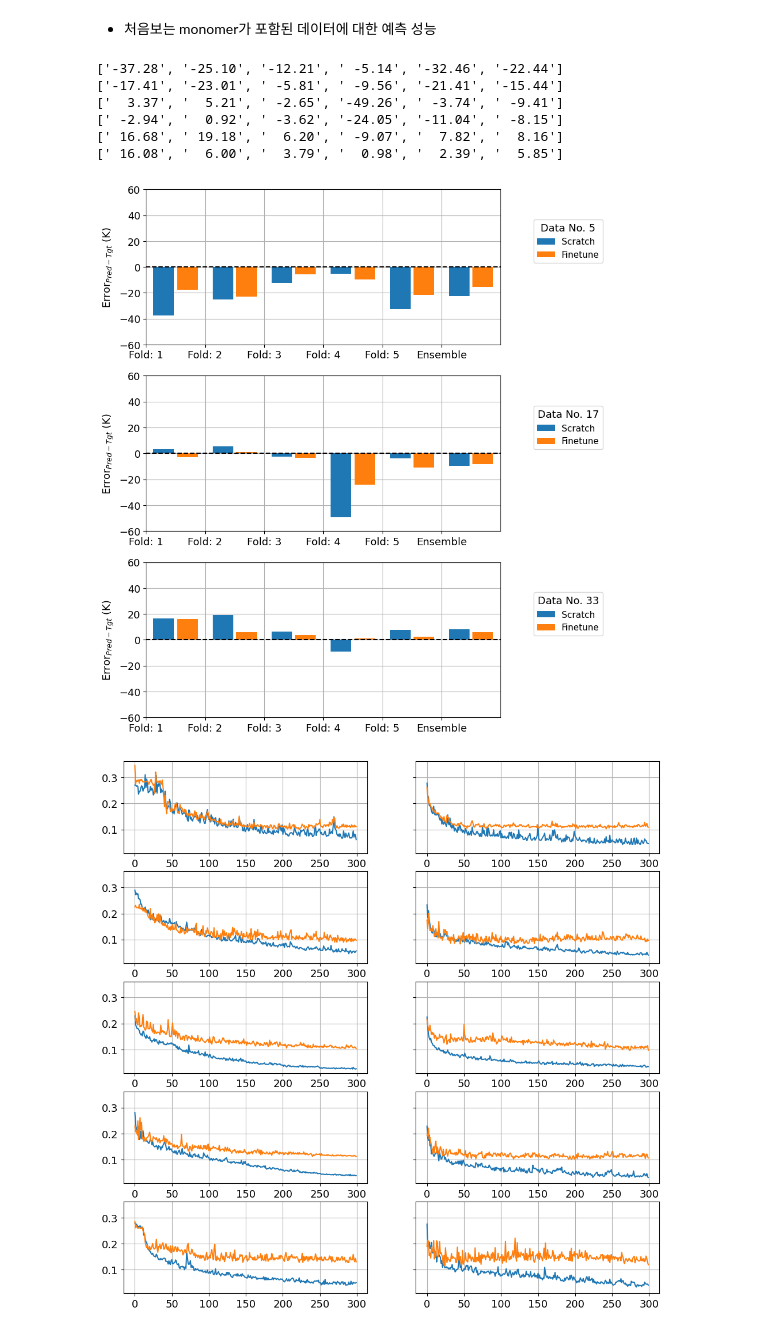
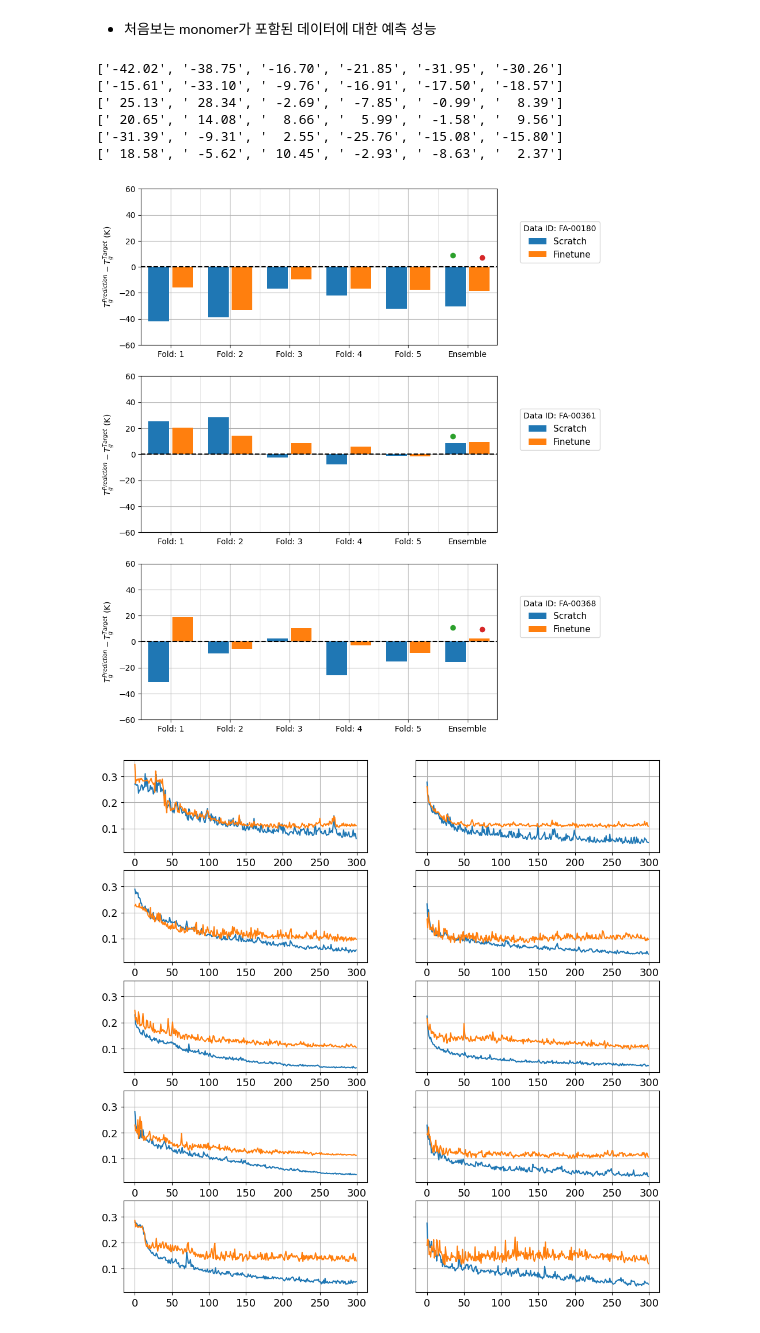
Before and after one commit to git-jhyang/KRICT_polymer, a Jupyter notebook: notebooks/output_finetune.ipynb, the cells around one changed output. Cells and saved outputs as stored; diff of their text form; code cells hidden in the pictures.

```diff
--- a/notebooks/output_finetune.ipynb
+++ b/notebooks/output_finetune.ipynb
@@ -622,8 +622,8 @@ from rdkit import Chem
 from rdkit.Chem import AllChem
 from rdkit.DataStructs import TanimotoSimilarity, DiceSimilarity
 
-df1 = pd.read_csv('/home/jhyang/WORKSPACES/DATA/molecule/fpolymer/fpolymers_230823.tg.train.csv')
-df2 = pd.read_csv('/home/jhyang/WORKSPACES/DATA/molecule/fpolymer/fpolymers_230823.tg.test.csv')
+df1 = pd.read_csv('../data/fpolymers.tg.train.csv')
+df2 = pd.read_csv('../data/fpolymers.tg.test.csv')
 
 col_s = [f'SMILES_{x}' for x in 'ABCDE']
 col_w = [f'FR_{x}' for x in 'ABCDE']
@@ -644,7 +644,7 @@ ws2 /= ws2.sum(1).reshape(-1,1)
 
 ss = np.vstack([ss1, ss2])
 ws = np.vstack([ws1, ws2])
-uss = [s for s in np.sort(np.unique(ss.reshape(-1))) if s != '']
+uss = [s for s in sorted(np.unique(ss.reshape(-1)))[1:]]
 usfs = [s for s in uss if 'F' in s]
 uscs = [s for s in uss if 'F' not in s]
 
@@ -660,3 +660,12 @@ qw2s1 = np.array([' '.join([f'{mapper[s]} {w:.2f}' for s, w in zip(_ss, _ws) if
 qs2 = np.array([' '.join([mapper[s] for s in _ss if s != '']) for _ss in ss2])
 qw3s2 = np.array([' '.join([f'{mapper[s]} {w:.3f}' for s, w in zip(_ss, _ws) if s != '']) for _ss, _ws in zip(ss2, ws2)])
 qw2s2 = np.array([' '.join([f'{mapper[s]} {w:.2f}' for s, w in zip(_ss, _ws) if s != '']) for _ss, _ws in zip(ss2, ws2)])
+
+model_preds = {}
+for tune in ['scratch','finetune']:
+    model_preds[tune] = {'train':[], 'valid':[], 'test':[]}
+    for i in range(5):
+        path = f'../outputs/{tune}/all_ens/fold_0{i}'
+        with open(os.path.join(path, 'test.pkl'), 'rb') as f:
+            ids, tgts, preds = pickle.load(f)
+        model_preds[tune]['test'].append(preds.reshape(-1))
@@ -713,6 +734,6 @@ No. 34 /   83.80
 # %%
 cv = CrossValidation(5, n_data=df1.shape[0], seed=100, return_index=True)
-for i, (s_, t) in enumerate(zip(ss2, tgts_bf[0]['test'])):
+for i, (s_, t) in enumerate(zip(ss2, df2.TG.values)):
 #    if i not in [5, 30, 34]: continue
     print(f'No.{i:3d} /','/'.join([f'    F_{j} ' for j in range(5)]),f'/ {t:6.2f}')
     for j, s in enumerate(s_):
@@ -720,8 +741,8 @@ for i, (s_, t) in enumerate(zip(ss2, tgts_bf[0]['test'])):
             print(f'Mon.{j}  /','/'.join(['    --- ']*5))
         else:
             print(f'Mon.{j}  /','/'.join([f'    {(ss1[cv[k][0]] == s).sum():3d} ' for k in range(5)]))
-    for mdn, model in zip(['SC','FT'],['scratch','finetune']):
-        p_ = [pred_best[model]['test'][j][i] for j in range(5)]
+    for mdn, tune in zip(['SC','FT'],['scratch','finetune']):
+        p_ = [model_preds[tune]['test'][j][i] for j in range(5)]
         p_.extend([np.mean(p_), np.mean(p_) - t])
         print(f'  {mdn}   /','/'.join([f' {p:6.2f} ' for p in p_]))
     print()
@@ -755,36 +776,40 @@ fig = Draw.MolsToGridImage([Chem.MolFromSmiles(s) for s in smiles], molsPerRow=1
 # %% [markdown]
 - 처음보는 monomer가 포함된 데이터에 대한 예측 성능
 # %%
-f, axs = plt.subplots(3,1,figsize=(8, 12))
-for i, ax in zip([5,17,33], axs):
-    t = tgts_bf[0]['test'][i]
-    p1 = np.array(pred_best['scratch']['test'])[:, i]
-    p2 = np.array(pred_best['finetune']['test'])[:, i]
+ids = [4, 32, 34]
+f, axs = plt.subplots(len(ids), 1,figsize=(8, 4*len(ids)))
+for i, ax in zip(ids, axs):
+    t = df2.TG[i]
+    p1 = np.array(model_preds['scratch']['test'])[:, i]
+    p2 = np.array(model_preds['finetune']['test'])[:, i]
     p1 = np.hstack([p1, p1.mean()])
     p2 = np.hstack([p2, p2.mean()])
     ax.bar(np.linspace(1,11,6)-0.4, p1 - t, width=0.7, zorder=10, label='Scratch')
     ax.bar(np.linspace(1,11,6)+0.4, p2 - t, width=0.7, zorder=10, label='Finetune')
+    ax.scatter(10.5, np.std(p1))
+    ax.scatter(11.5, np.std(p2))
     print([f'{v:6.2f}' for v in p1 - t])
     print([f'{v:6.2f}' for v in p2 - t])
     ax.axhline(0, ls='--', color=[0,0,0], zorder=99)
+    [ax.axvline(i*2, color=[0.7, 0.7, 0.7], lw=0.5) for i in range(1,6)]
     ax.grid('on')
-    ax.set_xticks([0,2,4,6,8,10],labels=[f'Fold: {i}' for i in range(1,6)] + ['Ensemble'])
+    ax.set_xticks([i*2+1 for i in range(6)],labels=[f'Fold: {i}' for i in range(1,6)] + ['Ensemble'])
     ax.set_ylim([-60,60])
     ax.set_xlim([0,12])
     if i != 36:
-        ax.legend(loc='lower right', title=f'Data No. {i}', fontsize=11, bbox_to_anchor=(1.3,0.5))
+        ax.legend(loc='lower right', title=f'Data ID: {df2.ID[i]}', fontsize=11, bbox_to_anchor=(1.3,0.5))
     else:
-        ax.legend(loc='upper right', title=f'Data No. {i}', fontsize=11, bbox_to_anchor=(1.3,0.5))
-    ax.set_ylabel('Error$_{Pred-Tgt}$ (K)')
-#f.savefig('./figs/output.ext.test.pdf')
+        ax.legend(loc='upper right', title=f'Data ID: {df2.ID[i]}', fontsize=11, bbox_to_anchor=(1.3,0.5))
+    ax.set_ylabel('$T_g^{Prediction}-T_g^{Target}$ (K)')
+f.savefig('../../figs/output.test.error_of_unknown_monomers.pdf')
 # %% [output]
-['-37.28', '-25.10', '-12.21', ' -5.14', '-32.46', '-22.44']
-['-17.41', '-23.01', ' -5.81', ' -9.56', '-21.41', '-15.44']
-['  3.37', '  5.21', ' -2.65', '-49.26', ' -3.74', ' -9.41']
-[' -2.94', '  0.92', ' -3.62', '-24.05', '-11.04', ' -8.15']
-[' 16.68', ' 19.18', '  6.20', ' -9.07', '  7.82', '  8.16']
-[' 16.08', '  6.00', '  3.79', '  0.98', '  2.39', '  5.85']
+['-42.02', '-38.75', '-16.70', '-21.85', '-31.95', '-30.26']
+['-15.61', '-33.10', ' -9.76', '-16.91', '-17.50', '-18.57']
+[' 25.13', ' 28.34', ' -2.69', ' -7.85', ' -0.99', '  8.39']
+[' 20.65', ' 14.08', '  8.66', '  5.99', ' -1.58', '  9.56']
+['-31.39', ' -9.31', '  2.55', '-25.76', '-15.08', '-15.80']
+[' 18.58', ' -5.62', ' 10.45', ' -2.93', ' -8.63', '  2.37']
-[figure, old version]
+[figure, new version]
 # %%
 f, axs = plt.subplots(5,2,figsize=(12,12), sharey=True)
 
```
Also changed, not shown: parts of 25 cells of this notebook.
